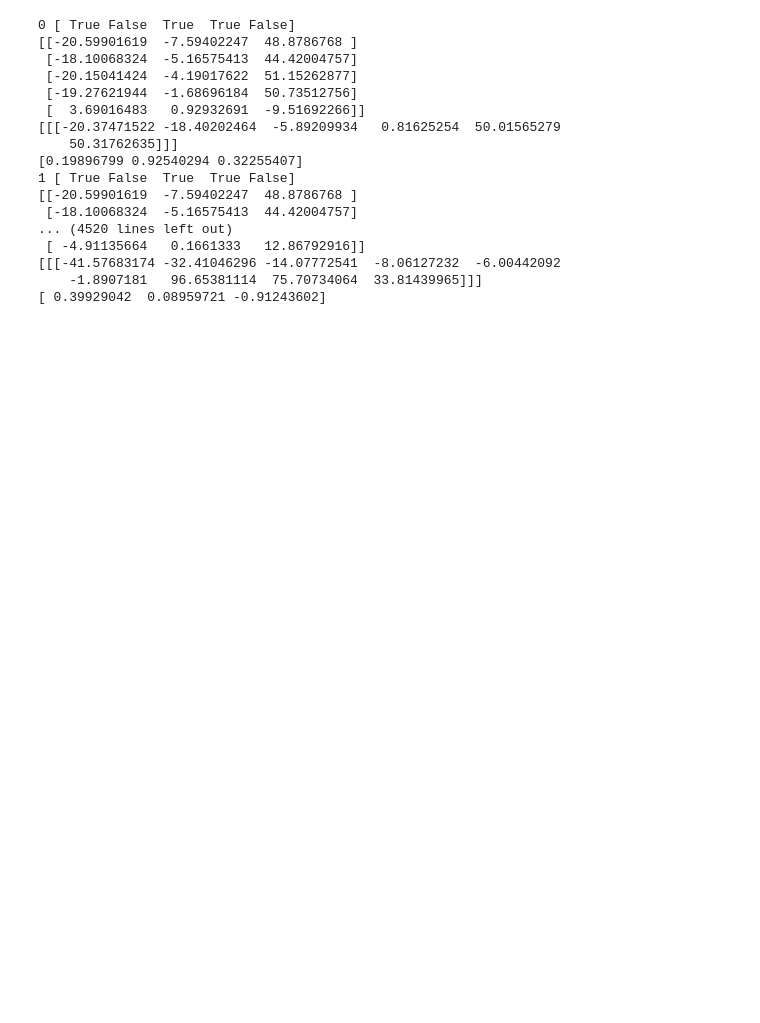
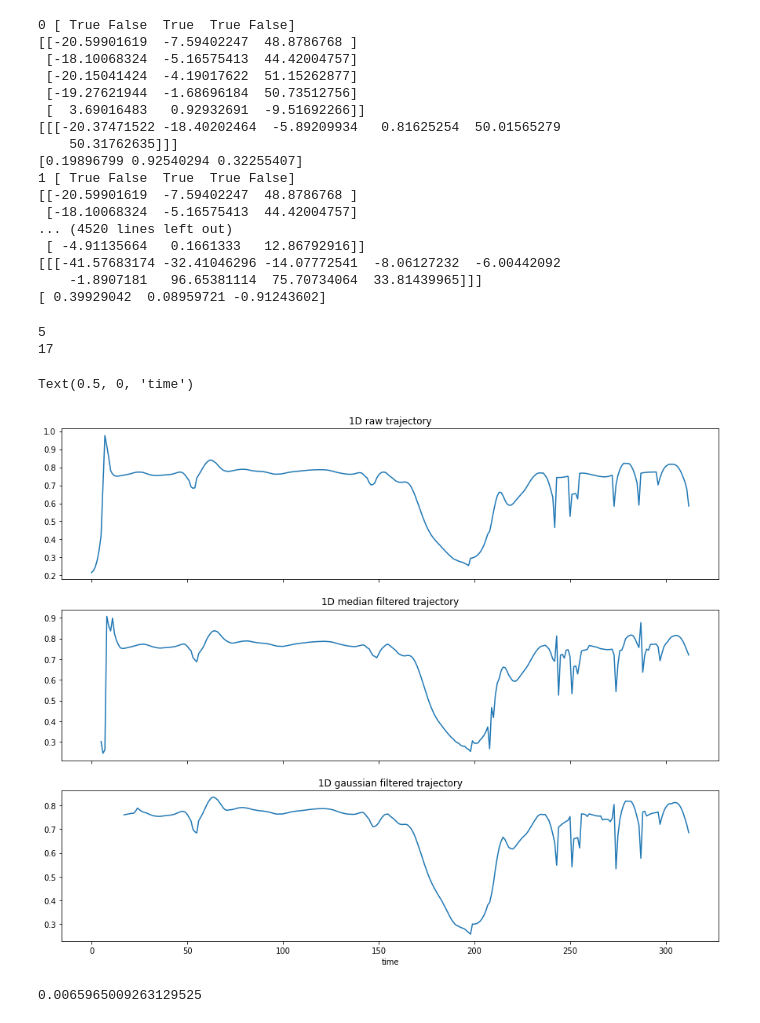
Before and after one commit to x35yao/make_tea, a Jupyter notebook: sws_test.ipynb, the cells around one changed output. Saved outputs shown, nothing was run; the diff lists cells and outputs as text; code cells hidden in the pictures; blank space fills up the shorter version.

```diff
--- a/sws_test.ipynb
+++ b/sws_test.ipynb
@@ -575,4 +580,30 @@ mask = df.columns.get_level_values("pose") != "time_stamp"
     -1.8907181   96.65381114  75.70734064  33.81439965]]]
 [ 0.39929042  0.08959721 -0.91243602]
 # %%
-h5_3d = f'/home/luke/Desktop/project/make_tea/camera-main/videos/{vid_id}/{vid_id}_3D_nearest_median_dlc.h5'
+vid_id = '1642994619'
+vid_id = '1644282488'
+obj = 'pitcher'
+
+%matplotlib inline
+
+i = 1
+df = df_pose_gaussian
+XYZ =df[obj][['X', 'Y', 'Z']].values
+t = df['time_stamp'].values
+x_p_5 = sws.ori_interpolation(XYZ, window_size = 5)
+x_p_17 = sws.ori_interpolation(XYZ, window_size = 17)
+
+import matplotlib.pyplot as plt
+fig, (ax1, ax2, ax3) = plt.subplots(3,1,figsize = (15,12), sharex=True)
+ax1.plot(XYZ[:,i])
+ax1.set_title('1D raw trajectory')
+ax2.plot(x_p_5[:,i])
+ax2.set_title('1D median filtered trajectory')
+ax3.plot(x_p_17[:,i])
+ax3.set_title('1D gaussian filtered trajectory')
+ax3.set_xlabel('time')
+# %% [output]
+5
+17
+Text(0.5, 0, 'time')
+[figure, added]
@@ -578,0 +619,4 @@ h5_3d = f'/home/luke/Desktop/project/make_tea/camera-main/videos/{vid_id}/{vid_i
+# %%
+variance_x
+# %% [output]
+0.0065965009263129525
```
Also changed, not shown: parts of 25 cells of this notebook, 35 other files.
